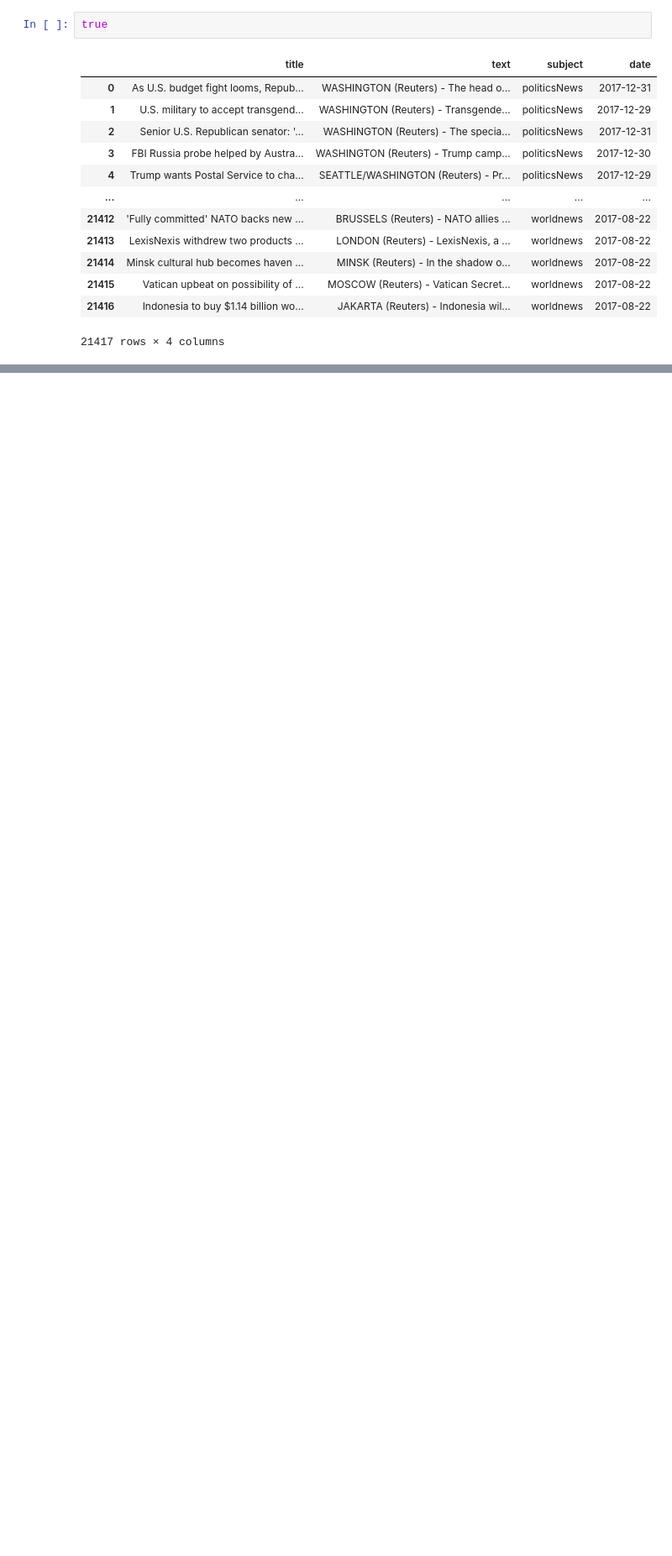
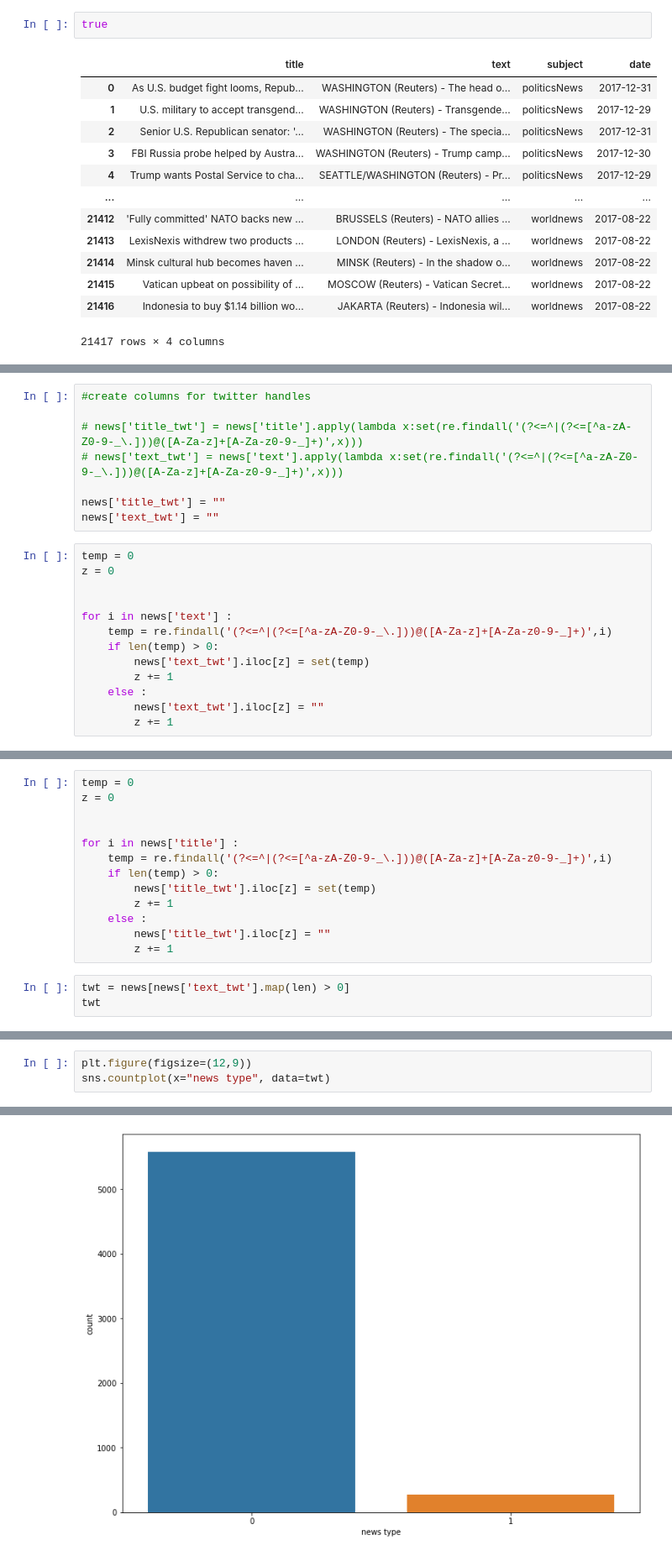
Before and after one commit to FaizalRahman117/IOD, a Jupyter notebook: Mini Lab 3/Mini Lab 3.ipynb, the cells around one changed output, grey strips where cells are left out. Shown: that part at 84% size. Saved outputs shown, nothing was run; the diff lists cells and outputs as text; blank space fills up the shorter version.

```diff
--- a/Mini Lab 3/Mini Lab 3.ipynb
+++ b/Mini Lab 3/Mini Lab 3.ipynb
@@ -87,0 +142,21 @@ true.to_csv('true_v2.csv')
+# %%
+#create columns for twitter handles
+
+# news['title_twt'] = news['title'].apply(lambda x:set(re.findall('(?<=^|(?<=[^a-zA-Z0-9-_\.]))@([A-Za-z]+[A-Za-z0-9-_]+)',x)))
+# news['text_twt'] = news['text'].apply(lambda x:set(re.findall('(?<=^|(?<=[^a-zA-Z0-9-_\.]))@([A-Za-z]+[A-Za-z0-9-_]+)',x)))
+
+news['title_twt'] = ""
+news['text_twt'] = ""
+# %%
+temp = 0
+z = 0
+
+
+for i in news['text'] :
+    temp = re.findall('(?<=^|(?<=[^a-zA-Z0-9-_\.]))@([A-Za-z]+[A-Za-z0-9-_]+)',i)
+    if len(temp) > 0:
+        news['text_twt'].iloc[z] = set(temp)
+        z += 1
+    else :
+        news['text_twt'].iloc[z] = ""
+        z += 1
@@ -87,0 +168,16 @@ true.to_csv('true_v2.csv')
+# %%
+temp = 0
+z = 0
+
+
+for i in news['title'] :
+    temp = re.findall('(?<=^|(?<=[^a-zA-Z0-9-_\.]))@([A-Za-z]+[A-Za-z0-9-_]+)',i)
+    if len(temp) > 0:
+        news['title_twt'].iloc[z] = set(temp)
+        z += 1
+    else :
+        news['title_twt'].iloc[z] = ""
+        z += 1
+# %%
+twt = news[news['text_twt'].map(len) > 0]
+twt
@@ -87,0 +198,4 @@ true.to_csv('true_v2.csv')
+# %%
+plt.figure(figsize=(12,9))
+sns.countplot(x="news type", data=twt)
+# %% [output]
@@ -87,0 +203 @@ true.to_csv('true_v2.csv')
+[figure, added]
```
Also changed, not shown: parts of 67 cells of this notebook, 11 other files.
